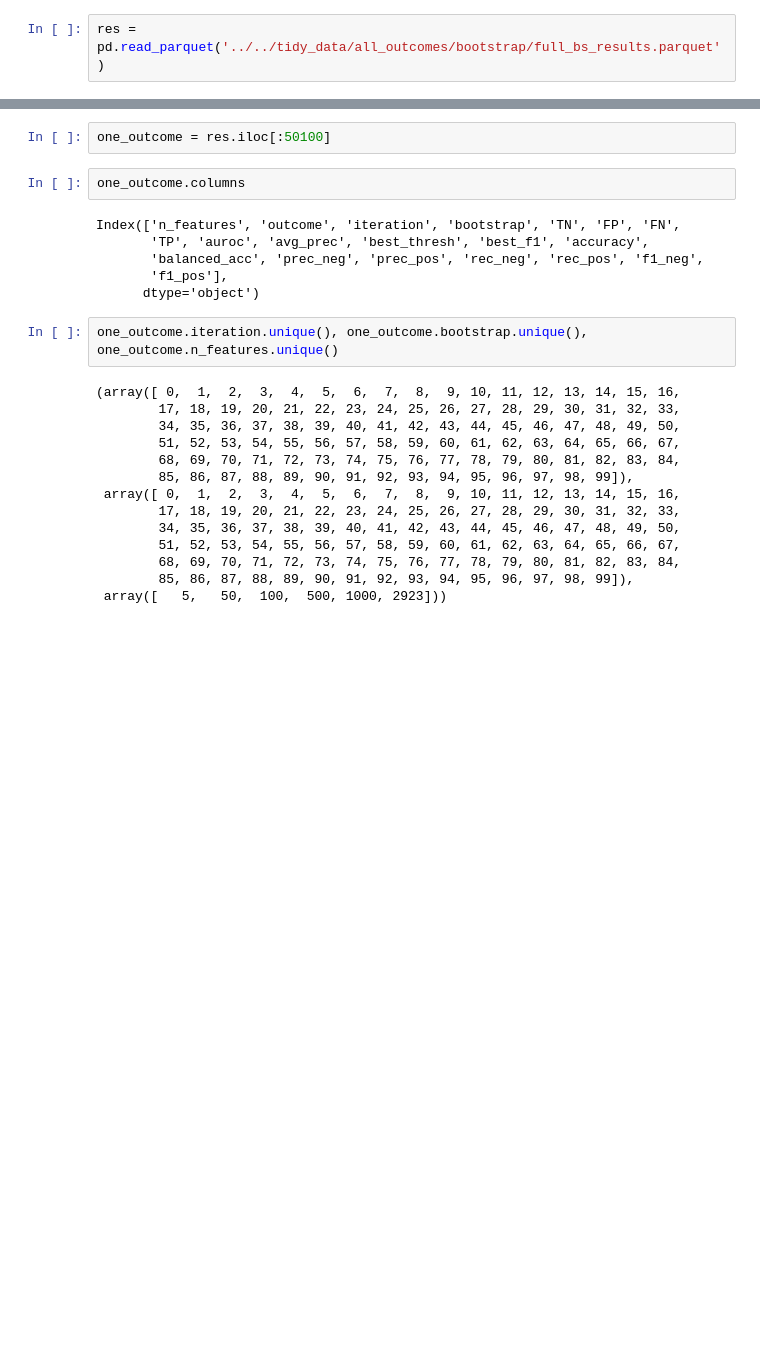
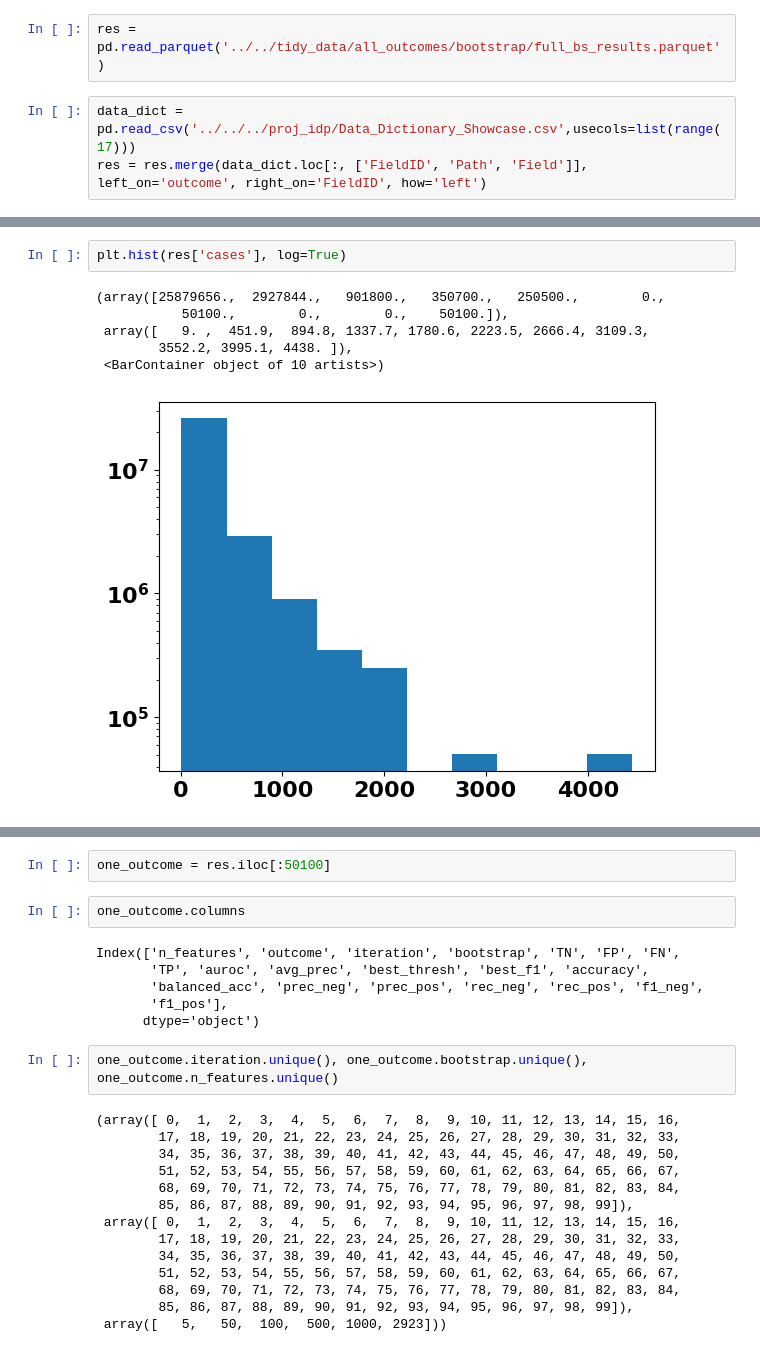
Before and after one commit to RandallJEllis/rfb, a Jupyter notebook: all_outcomes/rfb.ipynb, the cells around one changed output, grey strips where cells are left out. Drawn from its saved outputs; the diff is of its cells as text; blank space fills up the shorter version.

```diff
--- a/all_outcomes/rfb.ipynb
+++ b/all_outcomes/rfb.ipynb
@@ -25,2 +23,5 @@ ModuleNotFoundError: No module named 'distutils'
 # %%
 res = pd.read_parquet('../../tidy_data/all_outcomes/bootstrap/full_bs_results.parquet')
+# %%
+data_dict = pd.read_csv('../../../proj_idp/Data_Dictionary_Showcase.csv',usecols=list(range(17)))
+res = res.merge(data_dict.loc[:, ['FieldID', 'Path', 'Field']], left_on='outcome', right_on='FieldID', how='left')
@@ -43,0 +132,9 @@ res.head()
+# %%
+plt.hist(res['cases'], log=True)
+# %% [output]
+(array([25879656.,  2927844.,   901800.,   350700.,   250500.,        0.,
+           50100.,        0.,        0.,    50100.]),
+ array([   9. ,  451.9,  894.8, 1337.7, 1780.6, 2223.5, 2666.4, 3109.3,
+        3552.2, 3995.1, 4438. ]),
+ <BarContainer object of 10 artists>)
+[figure, added]
```
Also changed, not shown: parts of 56 cells of this notebook, 9 other files.
